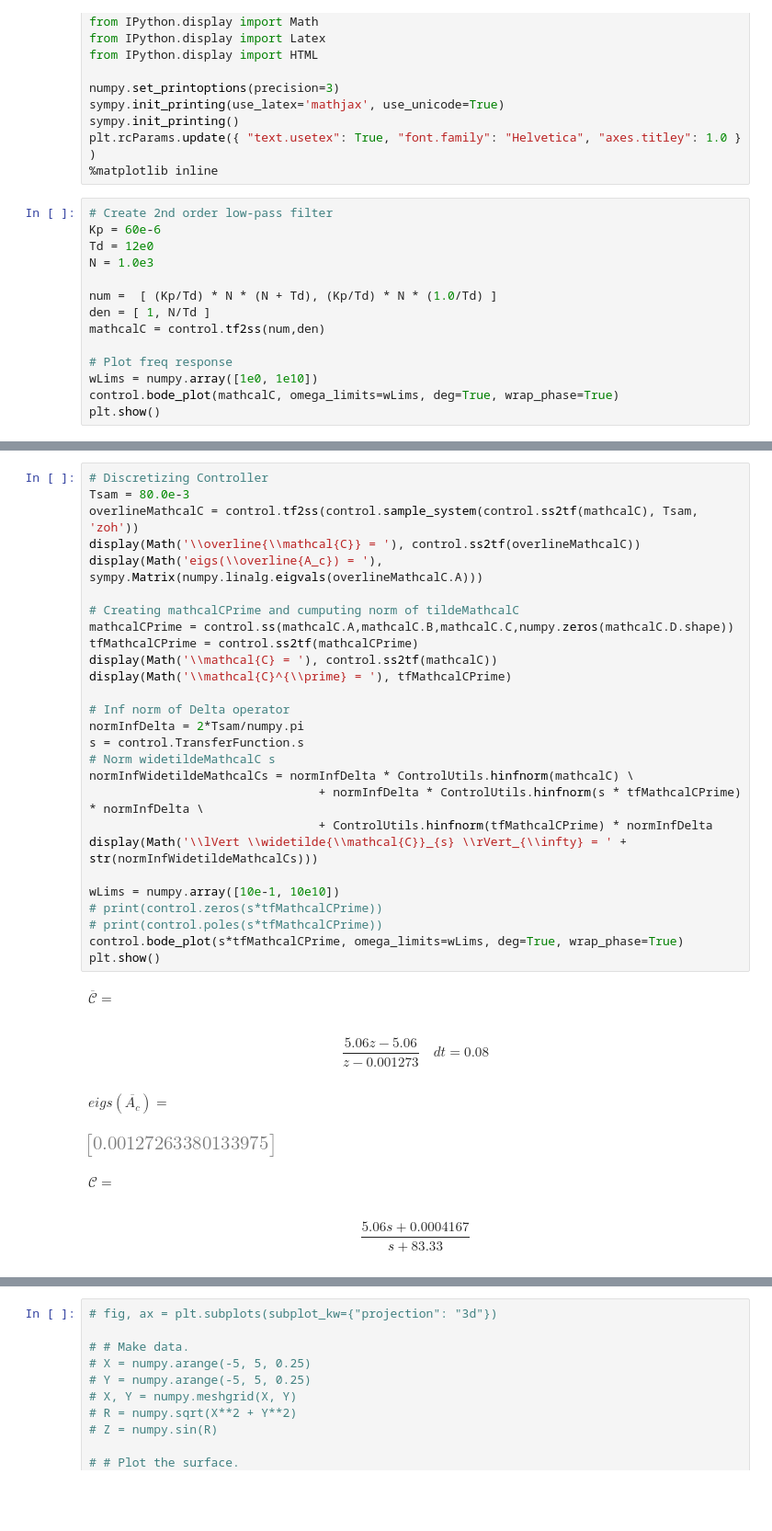
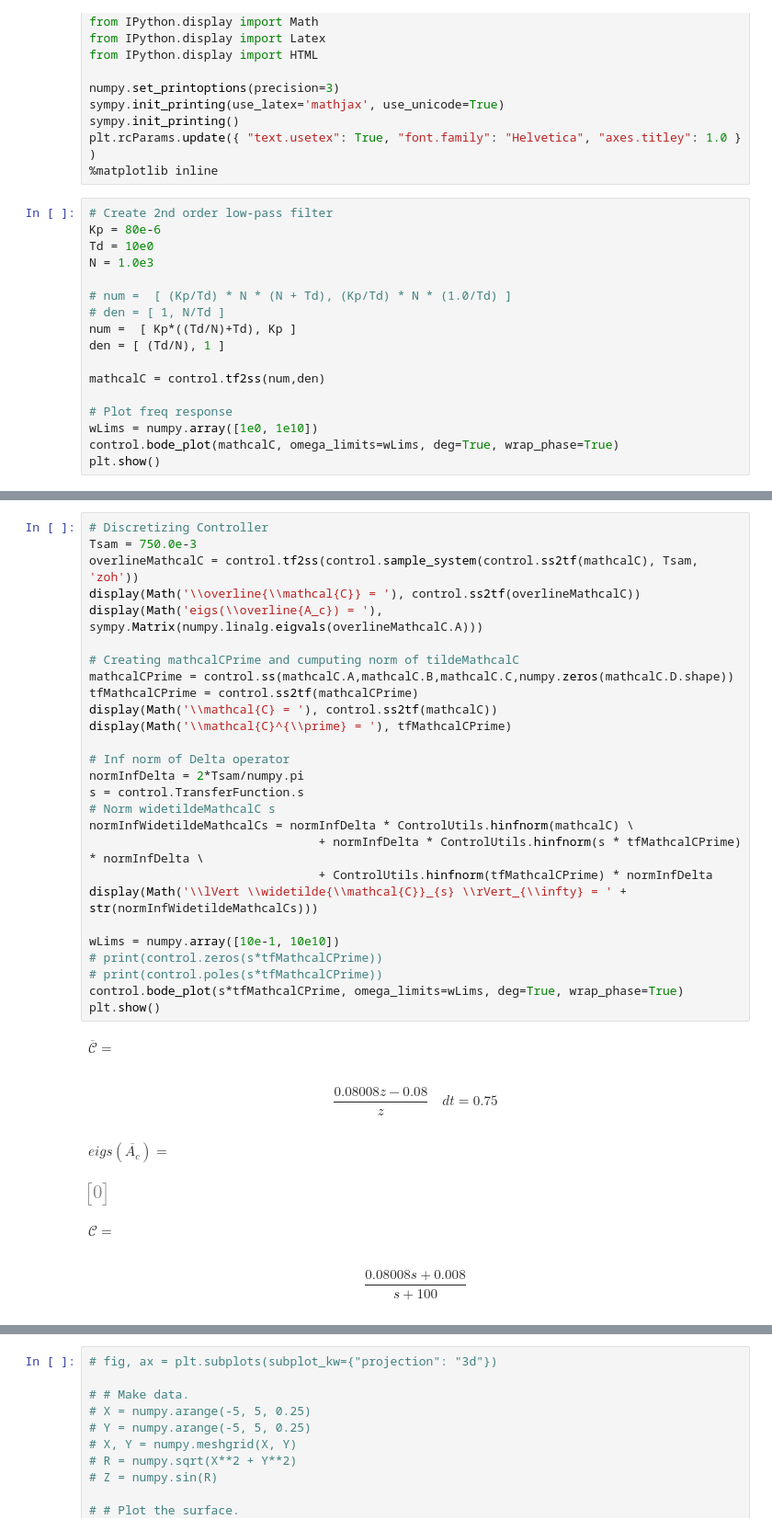
Before and after one commit to mavasbel/model_reduction, a Jupyter notebook: PDControllerModel.ipynb, the cells around one changed output, grey strips where cells are left out. Shown at 92% size. Drawn from its saved outputs; the diff is of its cells as text; blank space fills up the shorter version.

```diff
--- a/PDControllerModel.ipynb
+++ b/PDControllerModel.ipynb
@@ -39,12 +44,15 @@ plt.rcParams.update({ "text.usetex": True, "font.family": "Helvetica", "axes.tit
 %matplotlib inline
 # %%
 # Create 2nd order low-pass filter
-Kp = 60e-6
-Td = 12e0
+Kp = 80e-6
+Td = 10e0
 N = 1.0e3
 
-num =  [ (Kp/Td) * N * (N + Td), (Kp/Td) * N * (1.0/Td) ]
-den = [ 1, N/Td ]
+# num =  [ (Kp/Td) * N * (N + Td), (Kp/Td) * N * (1.0/Td) ]
+# den = [ 1, N/Td ]
+num =  [ Kp*((Td/N)+Td), Kp ]
+den = [ (Td/N), 1 ]
+
 mathcalC = control.tf2ss(num,den)
 
 # Plot freq response
@@ -56,35 +64,35 @@ plt.show()
 # %%
 # Discretizing Controller
-Tsam = 80.0e-3
+Tsam = 750.0e-3
 overlineMathcalC = control.tf2ss(control.sample_system(control.ss2tf(mathcalC), Tsam, 'zoh'))
 display(Math('\\overline{\\mathcal{C}} = '), control.ss2tf(overlineMathcalC))
 display(Math('eigs(\\overline{A_c}) = '), sympy.Matrix(numpy.linalg.eigvals(overlineMathcalC.A)))
 
 # Creating mathcalCPrime and cumputing norm of tildeMathcalC
 mathcalCPrime = control.ss(mathcalC.A,mathcalC.B,mathcalC.C,numpy.zeros(mathcalC.D.shape))
 tfMathcalCPrime = control.ss2tf(mathcalCPrime)
 display(Math('\\mathcal{C} = '), control.ss2tf(mathcalC))
 display(Math('\\mathcal{C}^{\\prime} = '), tfMathcalCPrime)
 
 # Inf norm of Delta operator
 normInfDelta = 2*Tsam/numpy.pi
 s = control.TransferFunction.s
 # Norm widetildeMathcalC s
 normInfWidetildeMathcalCs = normInfDelta * ControlUtils.hinfnorm(mathcalC) \
                                 + normInfDelta * ControlUtils.hinfnorm(s * tfMathcalCPrime) * normInfDelta \
                                 + ControlUtils.hinfnorm(tfMathcalCPrime) * normInfDelta
 display(Math('\\lVert \\widetilde{\\mathcal{C}}_{s} \\rVert_{\\infty} = ' + str(normInfWidetildeMathcalCs)))
 
 wLims = numpy.array([10e-1, 10e10])
 # print(control.zeros(s*tfMathcalCPrime))
 # print(control.poles(s*tfMathcalCPrime))
 control.bode_plot(s*tfMathcalCPrime, omega_limits=wLims, deg=True, wrap_phase=True)
 plt.show()
 # %% [output]
 $\displaystyle \overline{\mathcal{C}} = $
-$$\frac{5.06 z - 5.06}{z - 0.001273}\quad dt = 0.08$$
+$$\frac{0.08008 z - 0.08}{z}\quad dt = 0.75$$
 $\displaystyle eigs(\overline{A_c}) = $
-[figure, old version]
+[figure, new version]
 $\displaystyle \mathcal{C} = $
-$$\frac{5.06 s + 0.0004167}{s + 83.33}$$
+$$\frac{0.08008 s + 0.008}{s + 100}$$
 $\displaystyle \mathcal{C}^{\prime} = $
```
Also changed, not shown: parts of 6 cells of this notebook, 7 other files.
